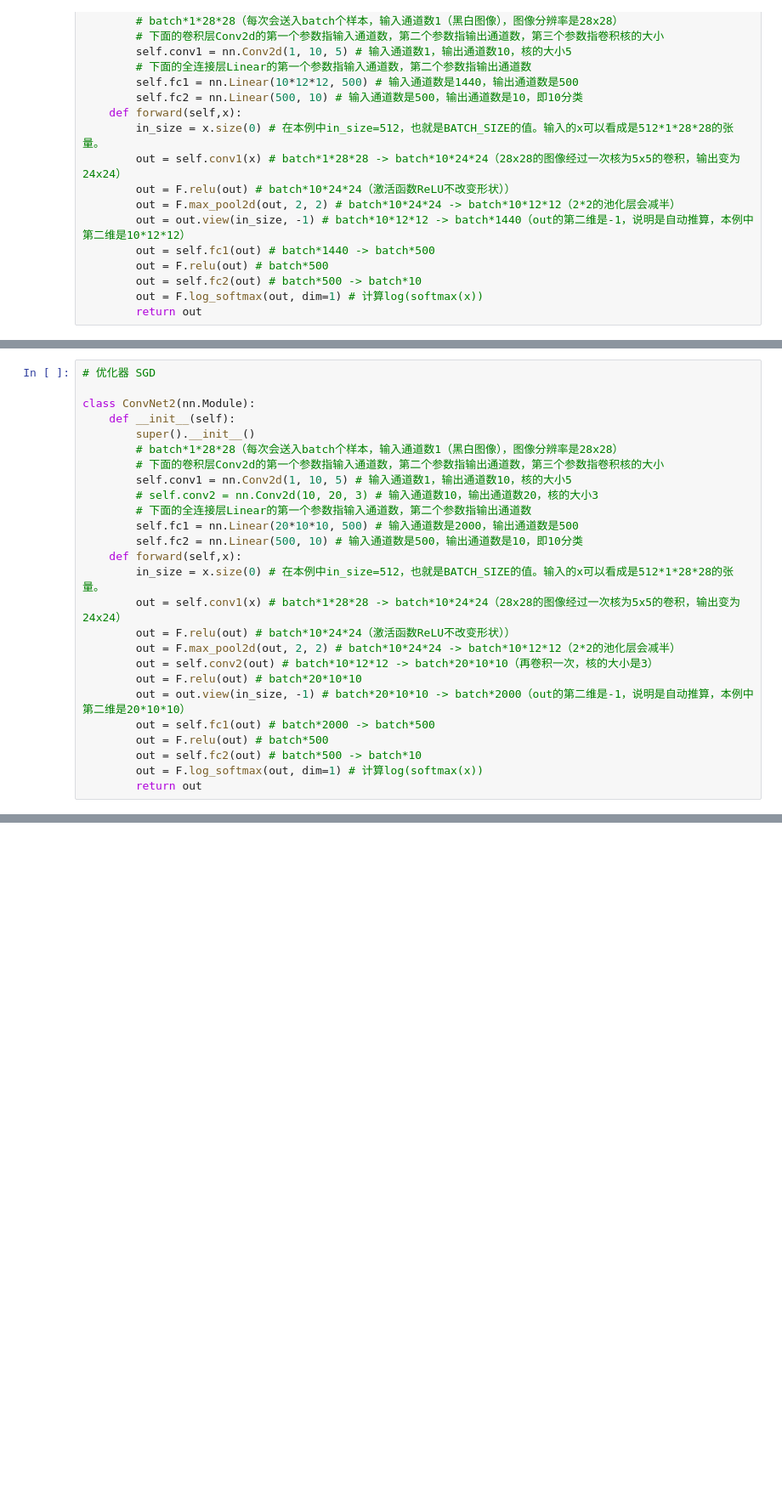
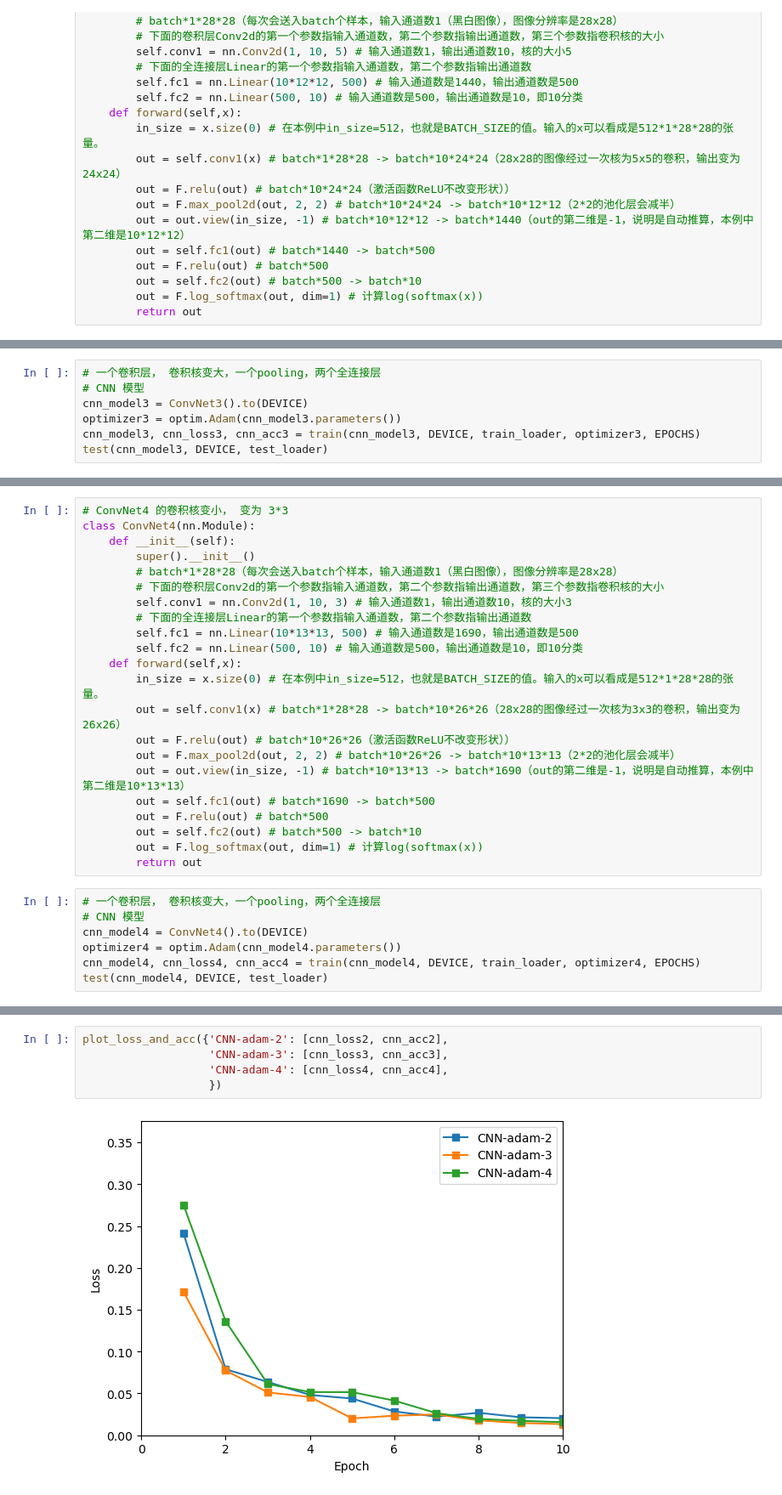
Before and after one commit to saai/DL-study, a Jupyter notebook: dl-hw3/cnn-test.ipynb, the cells around one changed output, grey strips where cells are left out. Shown: that part at 85% size. Drawn from its saved outputs; the diff is of its cells as text; blank space fills up the shorter version.

```diff
--- a/dl-hw3/cnn-test.ipynb
+++ b/dl-hw3/cnn-test.ipynb
@@ -230,3 +261,10 @@ class ConvNet3(nn.Module):
         out = self.fc2(out) # batch*500 -> batch*10
         out = F.log_softmax(out, dim=1) # 计算log(softmax(x))
         return out
+# %%
+# 一个卷积层， 卷积核变大，一个pooling，两个全连接层
+# CNN 模型
+cnn_model3 = ConvNet3().to(DEVICE)
+optimizer3 = optim.Adam(cnn_model3.parameters())
+cnn_model3, cnn_loss3, cnn_acc3 = train(cnn_model3, DEVICE, train_loader, optimizer3, EPOCHS)
+test(cnn_model3, DEVICE, test_loader)
@@ -233,26 +289,29 @@ class ConvNet3(nn.Module):
 # %%
-# 优化器 SGD
-
-class ConvNet2(nn.Module):
+# ConvNet4 的卷积核变小， 变为 3*3
+class ConvNet4(nn.Module):
     def __init__(self):
         super().__init__()
         # batch*1*28*28（每次会送入batch个样本，输入通道数1（黑白图像），图像分辨率是28x28）
         # 下面的卷积层Conv2d的第一个参数指输入通道数，第二个参数指输出通道数，第三个参数指卷积核的大小
-        self.conv1 = nn.Conv2d(1, 10, 5) # 输入通道数1，输出通道数10，核的大小5
-        # self.conv2 = nn.Conv2d(10, 20, 3) # 输入通道数10，输出通道数20，核的大小3
+        self.conv1 = nn.Conv2d(1, 10, 3) # 输入通道数1，输出通道数10，核的大小3
         # 下面的全连接层Linear的第一个参数指输入通道数，第二个参数指输出通道数
-        self.fc1 = nn.Linear(20*10*10, 500) # 输入通道数是2000，输出通道数是500
+        self.fc1 = nn.Linear(10*13*13, 500) # 输入通道数是1690，输出通道数是500
         self.fc2 = nn.Linear(500, 10) # 输入通道数是500，输出通道数是10，即10分类
     def forward(self,x):
         in_size = x.size(0) # 在本例中in_size=512，也就是BATCH_SIZE的值。输入的x可以看成是512*1*28*28的张量。
-        out = self.conv1(x) # batch*1*28*28 -> batch*10*24*24（28x28的图像经过一次核为5x5的卷积，输出变为24x24）
-        out = F.relu(out) # batch*10*24*24（激活函数ReLU不改变形状））
-        out = F.max_pool2d(out, 2, 2) # batch*10*24*24 -> batch*10*12*12（2*2的池化层会减半）
-        out = self.conv2(out) # batch*10*12*12 -> batch*20*10*10（再卷积一次，核的大小是3）
-        out = F.relu(out) # batch*20*10*10
-        out = out.view(in_size, -1) # batch*20*10*10 -> batch*2000（out的第二维是-1，说明是自动推算，本例中第二维是20*10*10）
-        out = self.fc1(out) # batch*2000 -> batch*500
+        out = self.conv1(x) # batch*1*28*28 -> batch*10*26*26（28x28的图像经过一次核为3x3的卷积，输出变为26x26）
+        out = F.relu(out) # batch*10*26*26（激活函数ReLU不改变形状））
+        out = F.max_pool2d(out, 2, 2) # batch*10*26*26 -> batch*10*13*13（2*2的池化层会减半）
+        out = out.view(in_size, -1) # batch*10*13*13 -> batch*1690（out的第二维是-1，说明是自动推算，本例中第二维是10*13*13）
+        out = self.fc1(out) # batch*1690 -> batch*500
         out = F.relu(out) # batch*500
         out = self.fc2(out) # batch*500 -> batch*10
         out = F.log_softmax(out, dim=1) # 计算log(softmax(x))
         return out
+# %%
+# 一个卷积层， 卷积核变大，一个pooling，两个全连接层
+# CNN 模型
+cnn_model4 = ConvNet4().to(DEVICE)
+optimizer4 = optim.Adam(cnn_model4.parameters())
+cnn_model4, cnn_loss4, cnn_acc4 = train(cnn_model4, DEVICE, train_loader, optimizer4, EPOCHS)
+test(cnn_model4, DEVICE, test_loader)
@@ -258,0 +336,7 @@ class ConvNet2(nn.Module):
+# %%
+plot_loss_and_acc({'CNN-adam-2': [cnn_loss2, cnn_acc2],
+                   'CNN-adam-3': [cnn_loss3, cnn_acc3],
+                   'CNN-adam-4': [cnn_loss4, cnn_acc4],
+                   })
+# %% [output]
+[figure, added]
```
Also changed, not shown: parts of 13 cells of this notebook.
